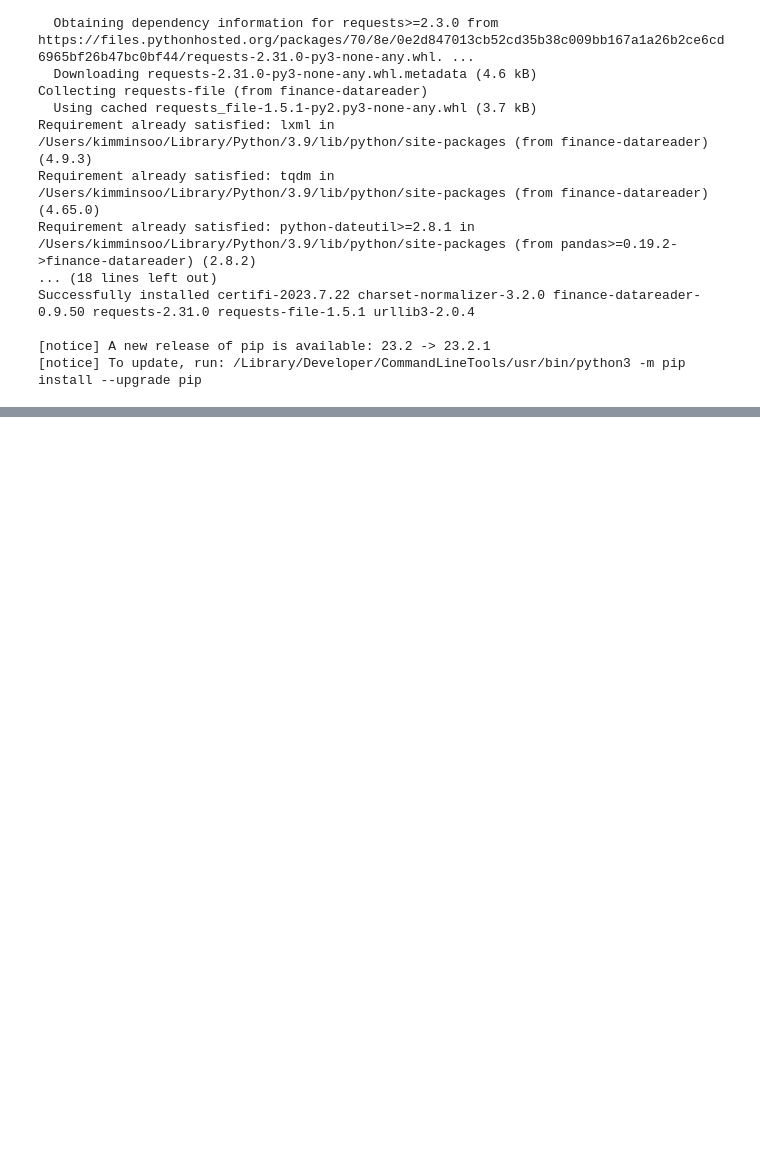
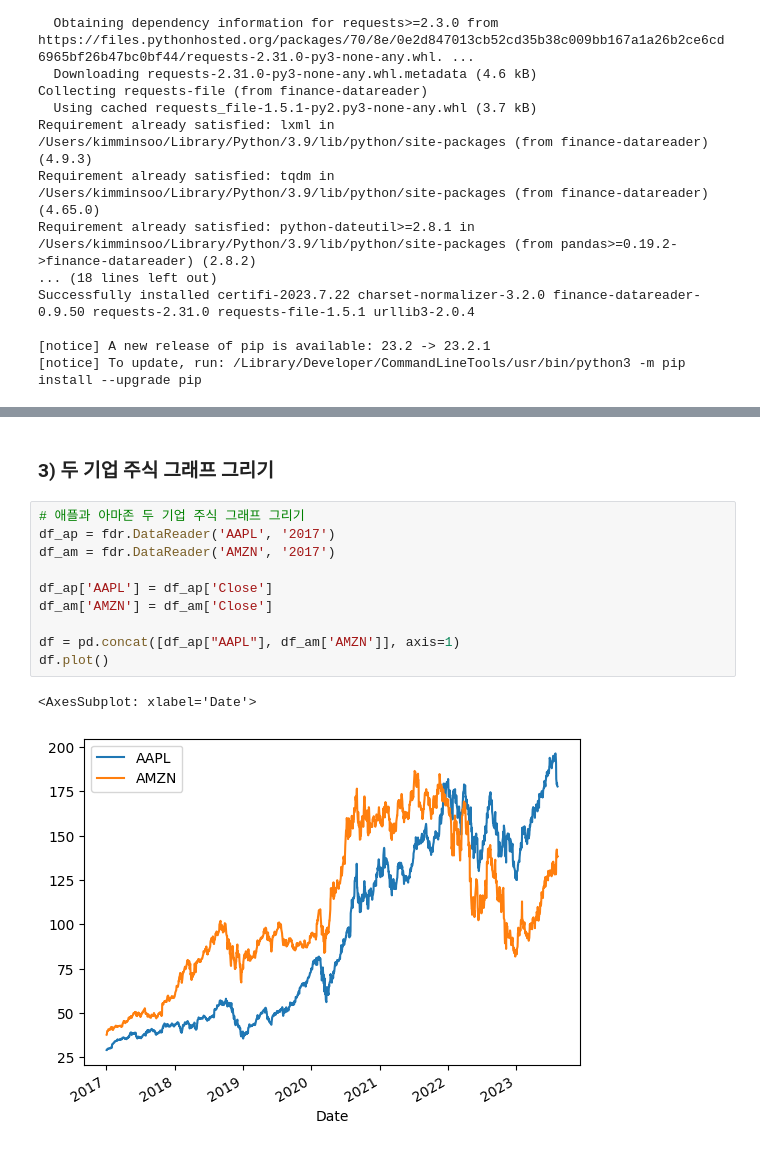
Before and after one commit to Minsoo0405/python_class, a Jupyter notebook: Sparata_2week.ipynb, the cells around one changed output, grey strips where cells are left out. Drawn from its saved outputs; the diff is of its cells as text; blank space fills up the shorter version.

```diff
--- a/Sparata_2week.ipynb
+++ b/Sparata_2week.ipynb
@@ -223,0 +342,15 @@ Successfully installed certifi-2023.7.22 charset-normalizer-3.2.0 finance-datare
+# %% [markdown]
+### 3) 두 기업 주식 그래프 그리기
+# %%
+# 애플과 아마존 두 기업 주식 그래프 그리기
+df_ap = fdr.DataReader('AAPL', '2017')
+df_am = fdr.DataReader('AMZN', '2017')
+
+df_ap['AAPL'] = df_ap['Close']
+df_am['AMZN'] = df_am['Close']
+
+df = pd.concat([df_ap["AAPL"], df_am['AMZN']], axis=1)
+df.plot()
+# %% [output]
+<AxesSubplot: xlabel='Date'>
+[figure, added]
```
Also changed, not shown: parts of 37 cells of this notebook.
